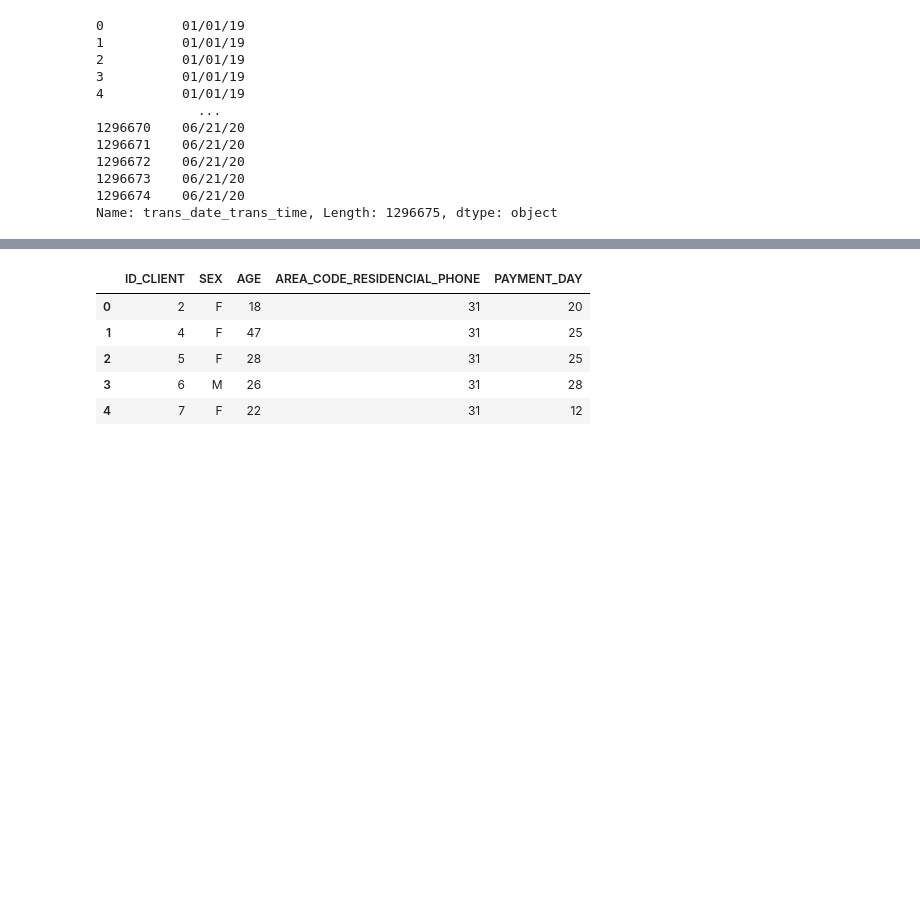
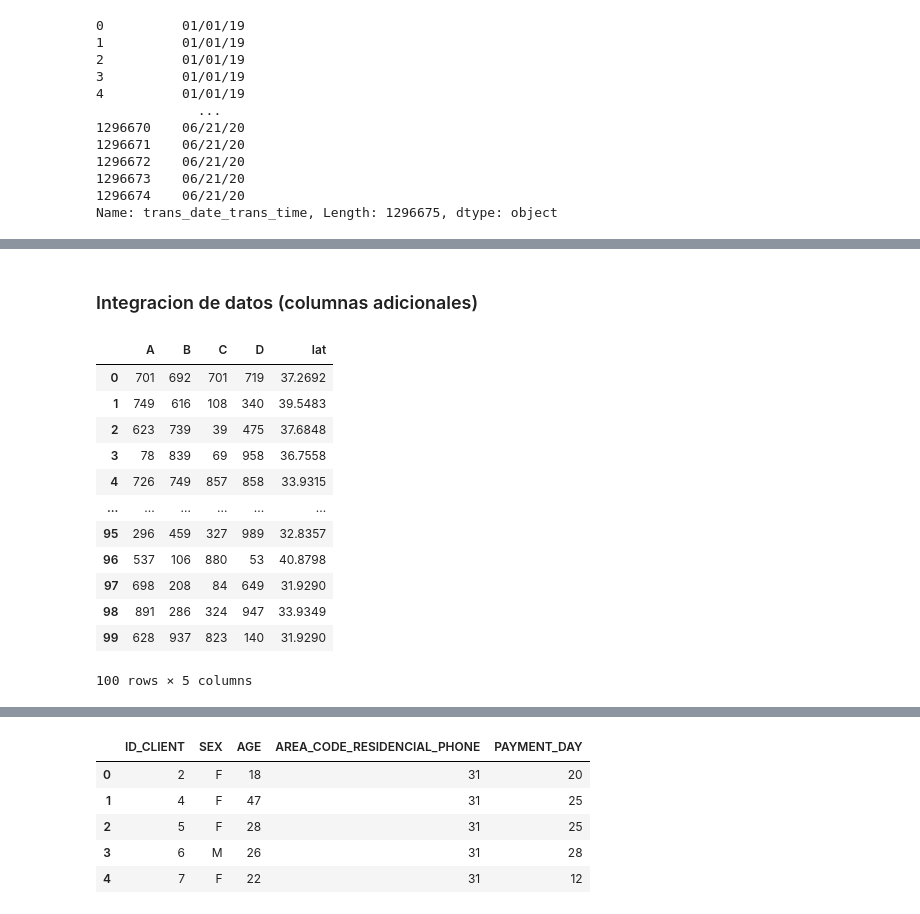
Before and after one commit to BryanInche/1.Data_Science_DeteccionFraudeBancario_Metodologia_CRISPDM, a Jupyter notebook: DataScience_Metodo_CRISP_DM.ipynb, the cells around one changed output, grey strips where cells are left out. Cells and saved outputs as stored; diff of their text form; code cells hidden in the pictures; blank space fills up the shorter version.

```diff
--- a/DataScience_Metodo_CRISP_DM.ipynb
+++ b/DataScience_Metodo_CRISP_DM.ipynb
@@ -85,0 +130,20 @@ Name: trans_date_trans_time, Length: 1296675, dtype: object
+# %% [markdown]
+### Integracion de datos (columnas adicionales)
+# %%
+df_nuevo_dataset = pd.DataFrame(np.random.randint(0,1000,size=(100, 4)), columns=list('ABCD'))
+df_nuevo_dataset['lat'] = df['lat'].sample(n=100).tolist()
+df_nuevo_dataset
+# %% [output]
+|  | A | B | C | D | lat |
+| 0 | 701 | 692 | 701 | 719 | 37.2692 |
+| 1 | 749 | 616 | 108 | 340 | 39.5483 |
+| 2 | 623 | 739 | 39 | 475 | 37.6848 |
+| 3 | 78 | 839 | 69 | 958 | 36.7558 |
+| 4 | 726 | 749 | 857 | 858 | 33.9315 |
+| ... | ... | ... | ... | ... | ... |
+| 95 | 296 | 459 | 327 | 989 | 32.8357 |
+| 96 | 537 | 106 | 880 | 53 | 40.8798 |
+| 97 | 698 | 208 | 84 | 649 | 31.9290 |
+| 98 | 891 | 286 | 324 | 947 | 33.9349 |
+| 99 | 628 | 937 | 823 | 140 | 31.9290 |
+100 rows × 5 columns
```
Also changed, not shown: parts of 15 cells of this notebook.
